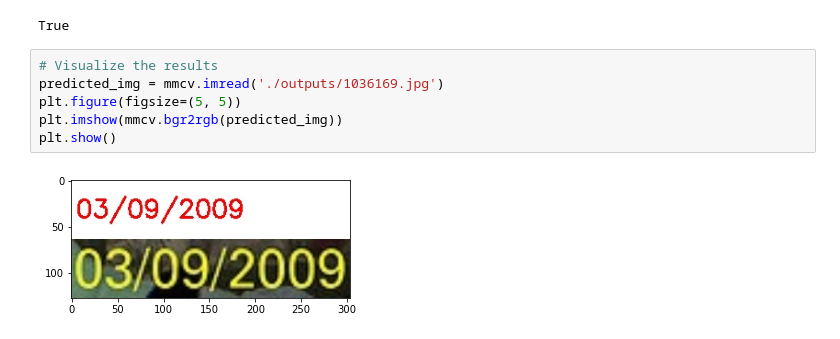
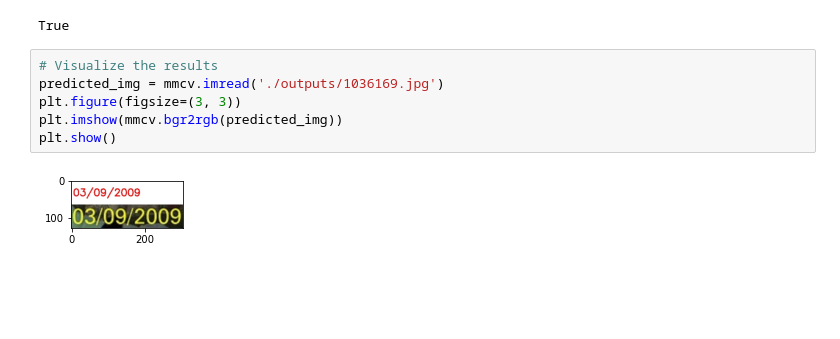
Before and after one commit to open-mmlab/mmocr, a Jupyter notebook: demo/MMOCR_Tutorial.ipynb, the cells around one changed output. Drawn from its saved outputs; the diff is of its cells as text; blank space fills up the shorter version.

```diff
--- a/demo/MMOCR_Tutorial.ipynb
+++ b/demo/MMOCR_Tutorial.ipynb
@@ -313,8 +313,8 @@ True
 # %%
 # Visualize the results
 predicted_img = mmcv.imread('./outputs/1036169.jpg')
-plt.figure(figsize=(5, 5))
+plt.figure(figsize=(3, 3))
 plt.imshow(mmcv.bgr2rgb(predicted_img))
 plt.show()
 # %% [output]
-[figure, old version]
+[figure, new version]
```
Also changed, not shown: parts of 1 cell of this notebook.
